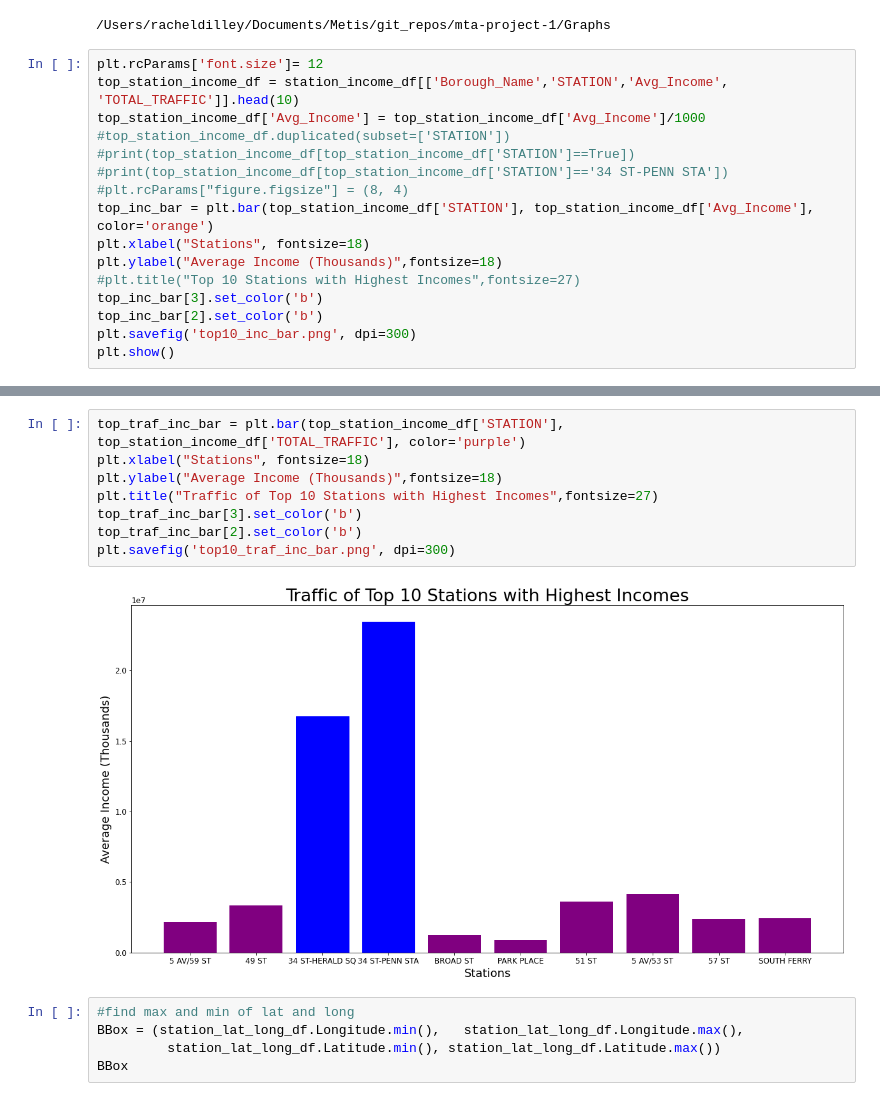
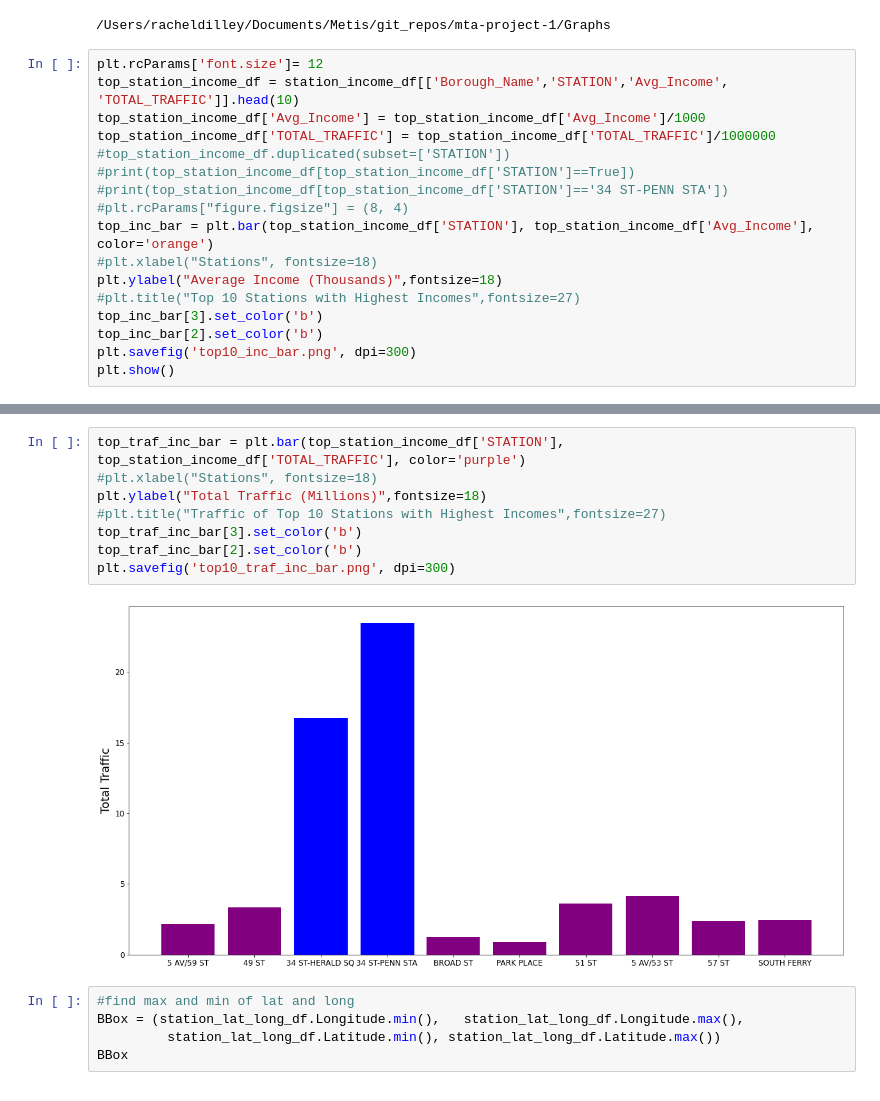
Before and after one commit to racheldilley1/mta-project-1, a Jupyter notebook: Proj2.ipynb, the cells around one changed output, grey strips where cells are left out. Drawn from its saved outputs; the diff is of its cells as text.

```diff
--- a/Proj2.ipynb
+++ b/Proj2.ipynb
@@ -476,12 +476,13 @@ cd Graphs
 plt.rcParams['font.size']= 12
 top_station_income_df = station_income_df[['Borough_Name','STATION','Avg_Income', 'TOTAL_TRAFFIC']].head(10)
 top_station_income_df['Avg_Income'] = top_station_income_df['Avg_Income']/1000
+top_station_income_df['TOTAL_TRAFFIC'] = top_station_income_df['TOTAL_TRAFFIC']/1000000
 #top_station_income_df.duplicated(subset=['STATION'])
 #print(top_station_income_df[top_station_income_df['STATION']==True])
 #print(top_station_income_df[top_station_income_df['STATION']=='34 ST-PENN STA'])
 #plt.rcParams["figure.figsize"] = (8, 4)
 top_inc_bar = plt.bar(top_station_income_df['STATION'], top_station_income_df['Avg_Income'], color='orange')
-plt.xlabel("Stations", fontsize=18)
+#plt.xlabel("Stations", fontsize=18)
 plt.ylabel("Average Income (Thousands)",fontsize=18)
 #plt.title("Top 10 Stations with Highest Incomes",fontsize=27)
 top_inc_bar[3].set_color('b')
@@ -540,13 +542,13 @@ plt.savefig('top10_traf_bar.png', dpi=300)
 # %%
 top_traf_inc_bar = plt.bar(top_station_income_df['STATION'], top_station_income_df['TOTAL_TRAFFIC'], color='purple')
-plt.xlabel("Stations", fontsize=18)
-plt.ylabel("Average Income (Thousands)",fontsize=18)
-plt.title("Traffic of Top 10 Stations with Highest Incomes",fontsize=27)
+#plt.xlabel("Stations", fontsize=18)
+plt.ylabel("Total Traffic (Millions)",fontsize=18)
+#plt.title("Traffic of Top 10 Stations with Highest Incomes",fontsize=27)
 top_traf_inc_bar[3].set_color('b')
 top_traf_inc_bar[2].set_color('b')
 plt.savefig('top10_traf_inc_bar.png', dpi=300)
 # %% [output]
-[figure, old version]
+[figure, new version]
 # %%
 #find max and min of lat and long
 BBox = (station_lat_long_df.Longitude.min(),   station_lat_long_df.Longitude.max(),
```
Also changed, not shown: parts of 4 cells of this notebook, 2 other files.
